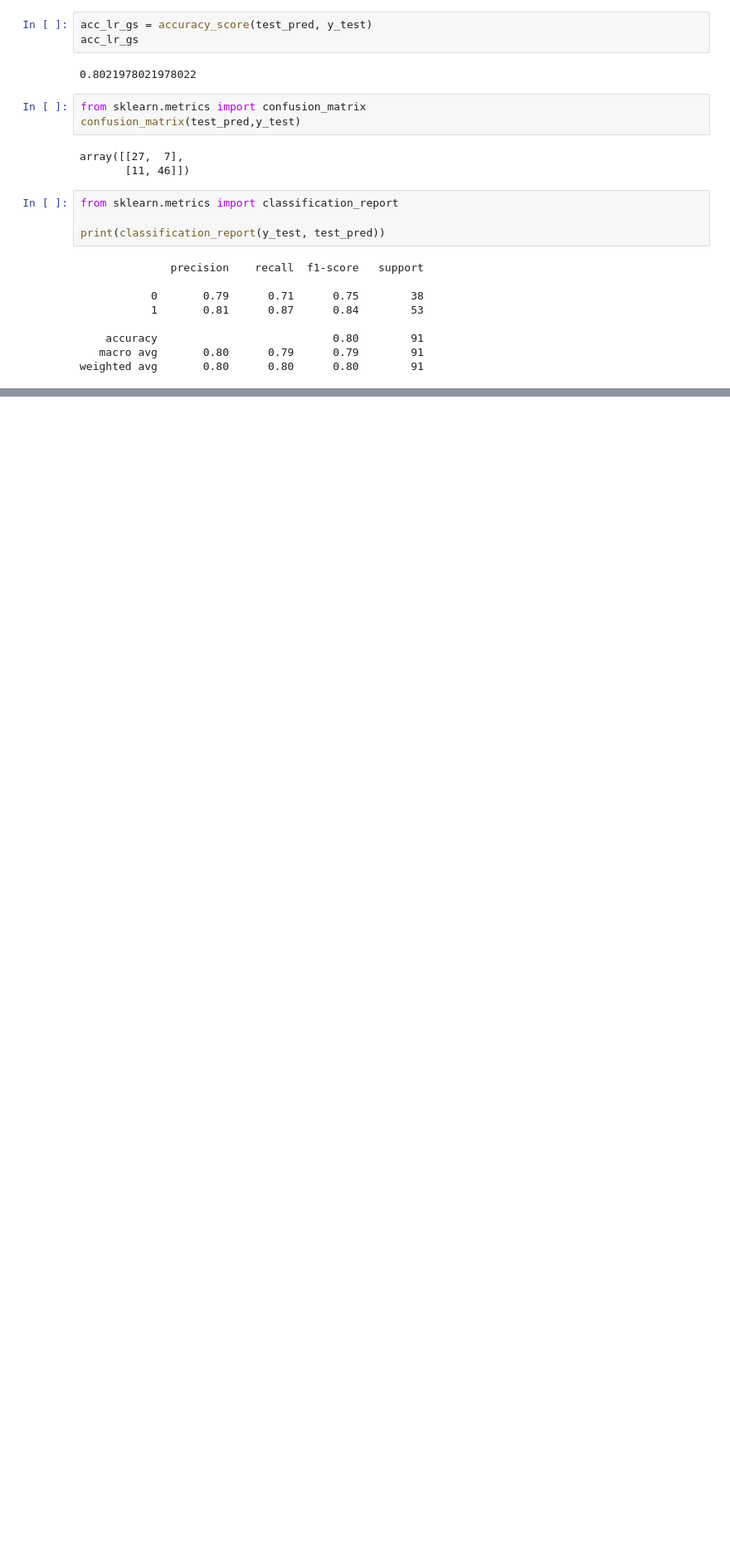
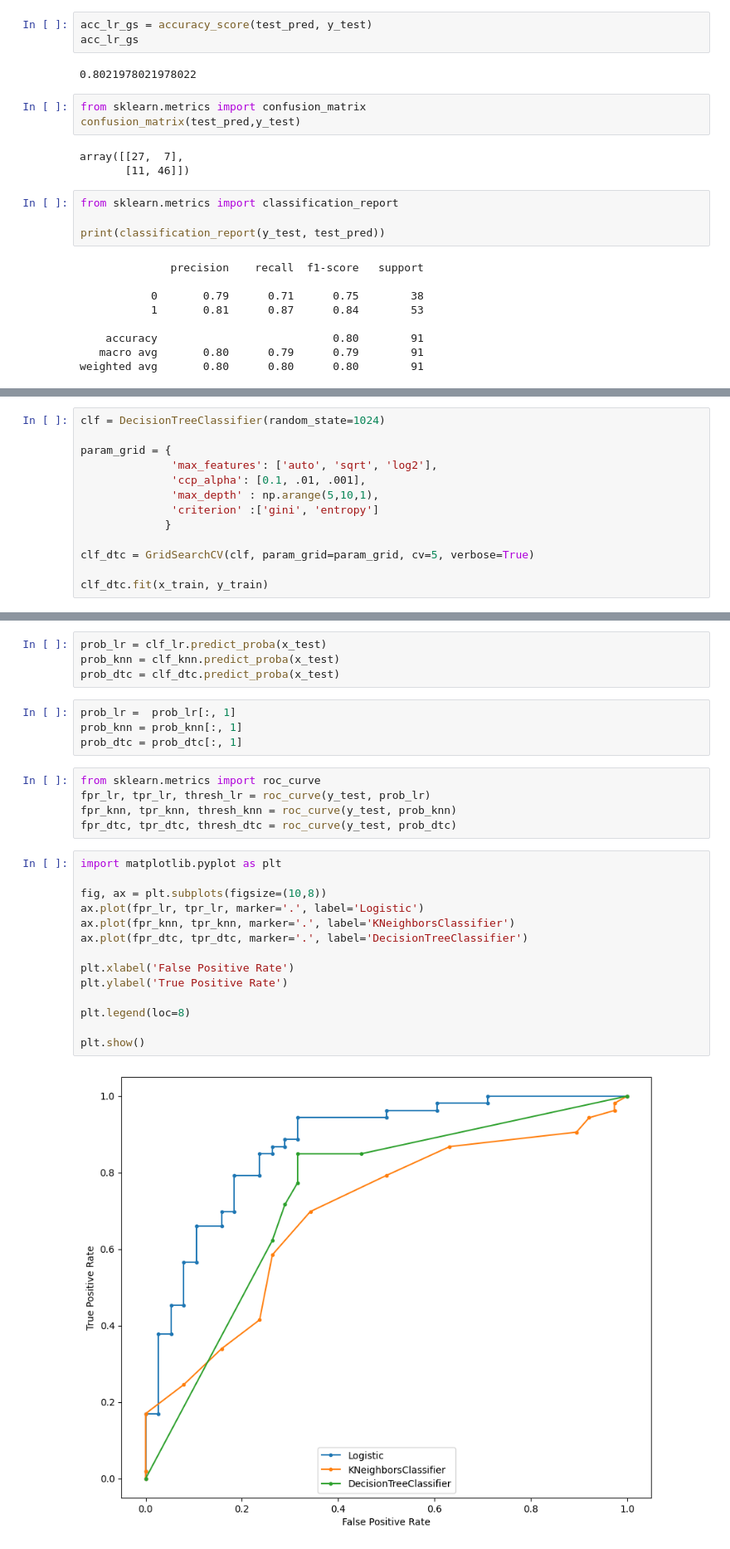
Before and after one commit to Ankith7889/AIML-Project, a Jupyter notebook: heart_disease.ipynb, the cells around one changed output, grey strips where cells are left out. Shown at 83% size. Cells and saved outputs as stored; diff of their text form; blank space fills up the shorter version.

```diff
--- a/heart_disease.ipynb
+++ b/heart_disease.ipynb
@@ -298,0 +368,13 @@ weighted avg       0.80      0.80      0.80        91
+# %%
+clf = DecisionTreeClassifier(random_state=1024)
+
+param_grid = {
+              'max_features': ['auto', 'sqrt', 'log2'],
+              'ccp_alpha': [0.1, .01, .001],
+              'max_depth' : np.arange(5,10,1),
+              'criterion' :['gini', 'entropy']
+             }
+
+clf_dtc = GridSearchCV(clf, param_grid=param_grid, cv=5, verbose=True)
+
+clf_dtc.fit(x_train, y_train)
@@ -298,0 +412,29 @@ weighted avg       0.80      0.80      0.80        91
+# %%
+prob_lr = clf_lr.predict_proba(x_test)
+prob_knn = clf_knn.predict_proba(x_test)
+prob_dtc = clf_dtc.predict_proba(x_test)
+# %%
+prob_lr =  prob_lr[:, 1]
+prob_knn = prob_knn[:, 1]
+prob_dtc = prob_dtc[:, 1]
+# %%
+from sklearn.metrics import roc_curve
+fpr_lr, tpr_lr, thresh_lr = roc_curve(y_test, prob_lr)
+fpr_knn, tpr_knn, thresh_knn = roc_curve(y_test, prob_knn)
+fpr_dtc, tpr_dtc, thresh_dtc = roc_curve(y_test, prob_dtc)
+# %%
+import matplotlib.pyplot as plt
+
+fig, ax = plt.subplots(figsize=(10,8))
+ax.plot(fpr_lr, tpr_lr, marker='.', label='Logistic')
+ax.plot(fpr_knn, tpr_knn, marker='.', label='KNeighborsClassifier')
+ax.plot(fpr_dtc, tpr_dtc, marker='.', label='DecisionTreeClassifier')
+
+plt.xlabel('False Positive Rate')
+plt.ylabel('True Positive Rate')
+
+plt.legend(loc=8)
+
+plt.show()
+# %% [output]
+[figure, added]
```
Also changed, not shown: parts of 27 cells of this notebook.
